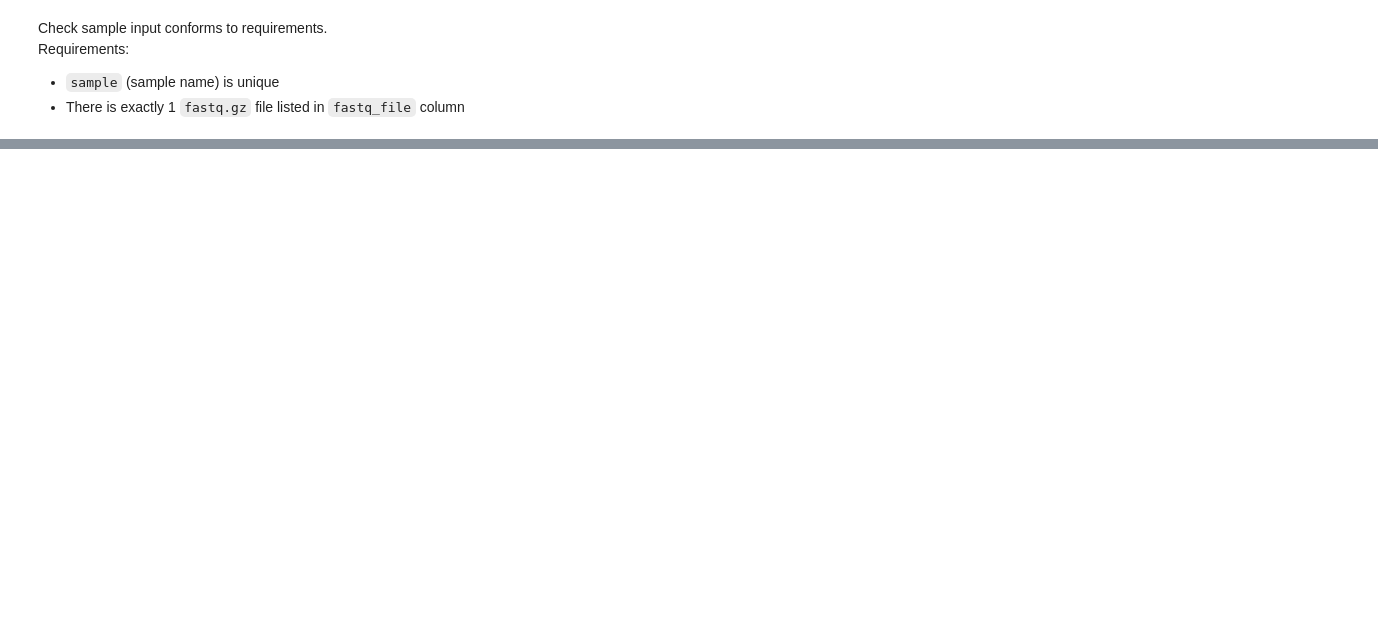
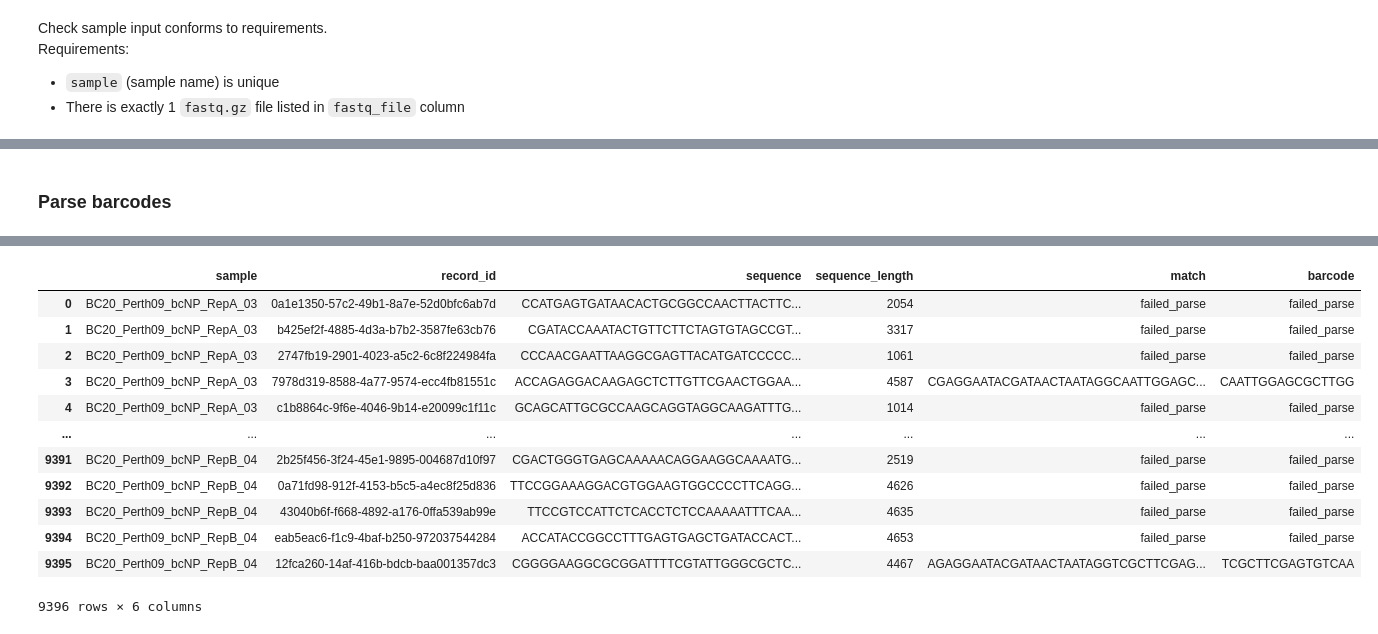
Before and after one commit to dbacsik/spikein_barcode_parser, a Jupyter notebook: bc_parser.py.ipynb, the cells around one changed output, grey strips where cells are left out. Cells and saved outputs as stored; diff of their text form; code cells hidden in the pictures; blank space fills up the shorter version.

```diff
--- a/bc_parser.py.ipynb
+++ b/bc_parser.py.ipynb
@@ -60,0 +46,66 @@ Search parameters are:
+# %% [markdown]
+### Parse barcodes
+# %%
+results = list()
+for sample, df in samples_df.iterrows():
+    print(f"Parsing barcodes for {df['sample']} from {df['fastq_file']}.")
+    print("Search parameters are:")
+    print(f"\tBarcode length: {df['bc_len']}")
+    if pd.notnull(df['upstream_seq']):
+        upstream_seq = df['upstream_seq']
+        print(f"\tUpstream sequence: {upstream_seq}")
+    else:
+        print("\tUpstream sequence: not specified")
+        upstream_seq = ''
+    if pd.notnull(df['downstream_seq']):
+        downstream_seq = df['downstream_seq']
+        print(f"\tDownstream sequence: {downstream_seq}")
+    else:
+        print("\tDownstream sequence: not specified")
+        downstream_seq = ''
+    ### Build regex search pattern
+    pattern = (f'(?:{df["upstream_seq"]}){{e<={barcode_mismatch}}}' +  # match upstream
+                  f'([{nucleotides_allowed}]{{{df["bc_len"]}}})')  # match and capture barcode
+    print(f"The search pattern for {df['sample']} will be:\n\t{pattern}")
+    print("Parsing barcodes...")
+    sample_results = list()
+    count = 0
+    with gzip.open(df['fastq_file'], "rt") as handle:
+        for record in Bio.SeqIO.parse(handle, "fastq"):
+            if count < read_limit:
+                search_seq = record.seq
+                seq_len = len(search_seq)
+                result = re.search(pattern, str(search_seq))
+                if result == None:
+                    match = 'failed_parse'
+                    barcode = 'failed_parse'
+                else:
+                    barcode = result.group(1)
+                    match = result.group(0)
+                sample_results.append((df['sample'],
+                                      'barcode'))
+                results.append((df['sample'],
+                                record.id,
+                                str(record.seq),
+                                seq_len,
+                                match,
+                                barcode))
+                count+=1
+            else:
+                break
+    print("Parsing done.")
+    sample_df = pd.DataFrame(sample_results)
+    sample_df.columns = ['sample','barcode']
+    barcodes_csv = 'results/' + df['sample']+'_barcodes.csv'
+    print(f"Writing barcodes to {barcodes_csv}")
+    sample_df.to_csv(
+        barcodes_csv,
+        index=False,
+        compression='gzip')
+    print('\n')
+
+print("CSV done.")
+barcodes_df = pd.DataFrame(results)
+barcodes_df.columns = ['sample','record_id','sequence','sequence_length','match','barcode']
+display(barcodes_df)
+# %% [output]
@@ -60,0 +129,13 @@ Search parameters are:
+|  | sample | record_id | sequence | sequence_length | match | barcode |
+| 0 | BC20_Perth09_bcNP_RepA_03 | 0a1e1350-57c2-49b1-8a7e-52d0bfc6ab7d | CCATGAGTGATAACACTGCGGCCAACTTACTTC... | 2054 | failed_parse | failed_parse |
+| 1 | BC20_Perth09_bcNP_RepA_03 | b425ef2f-4885-4d3a-b7b2-3587fe63cb76 | CGATACCAAATACTGTTCTTCTAGTGTAGCCGT... | 3317 | failed_parse | failed_parse |
+| 2 | BC20_Perth09_bcNP_RepA_03 | 2747fb19-2901-4023-a5c2-6c8f224984fa | CCCAACGAATTAAGGCGAGTTACATGATCCCCC... | 1061 | failed_parse | failed_parse |
+| 3 | BC20_Perth09_bcNP_RepA_03 | 7978d319-8588-4a77-9574-ecc4fb81551c | ACCAGAGGACAAGAGCTCTTGTTCGAACTGGAA... | 4587 | CGAGGAATACGATAACTAATAGGCAATTGGAGC... | CAATTGGAGCGCTTGG |
+| 4 | BC20_Perth09_bcNP_RepA_03 | c1b8864c-9f6e-4046-9b14-e20099c1f11c | GCAGCATTGCGCCAAGCAGGTAGGCAAGATTTG... | 1014 | failed_parse | failed_parse |
+| ... | ... | ... | ... | ... | ... | ... |
+| 9391 | BC20_Perth09_bcNP_RepB_04 | 2b25f456-3f24-45e1-9895-004687d10f97 | CGACTGGGTGAGCAAAAACAGGAAGGCAAAATG... | 2519 | failed_parse | failed_parse |
+| 9392 | BC20_Perth09_bcNP_RepB_04 | 0a71fd98-912f-4153-b5c5-a4ec8f25d836 | TTCCGGAAAGGACGTGGAAGTGGCCCCTTCAGG... | 4626 | failed_parse | failed_parse |
+| 9393 | BC20_Perth09_bcNP_RepB_04 | 43040b6f-f668-4892-a176-0ffa539ab99e | TTCCGTCCATTCTCACCTCTCCAAAAATTTCAA... | 4635 | failed_parse | failed_parse |
+| 9394 | BC20_Perth09_bcNP_RepB_04 | eab5eac6-f1c9-4baf-b250-972037544284 | ACCATACCGGCCTTTGAGTGAGCTGATACCACT... | 4653 | failed_parse | failed_parse |
+| 9395 | BC20_Perth09_bcNP_RepB_04 | 12fca260-14af-416b-bdcb-baa001357dc3 | CGGGGAAGGCGCGGATTTTCGTATTGGGCGCTC... | 4467 | AGAGGAATACGATAACTAATAGGTCGCTTCGAG... | TCGCTTCGAGTGTCAA |
+9396 rows × 6 columns
```
Also changed, not shown: parts of 17 cells of this notebook, 1 other file.
